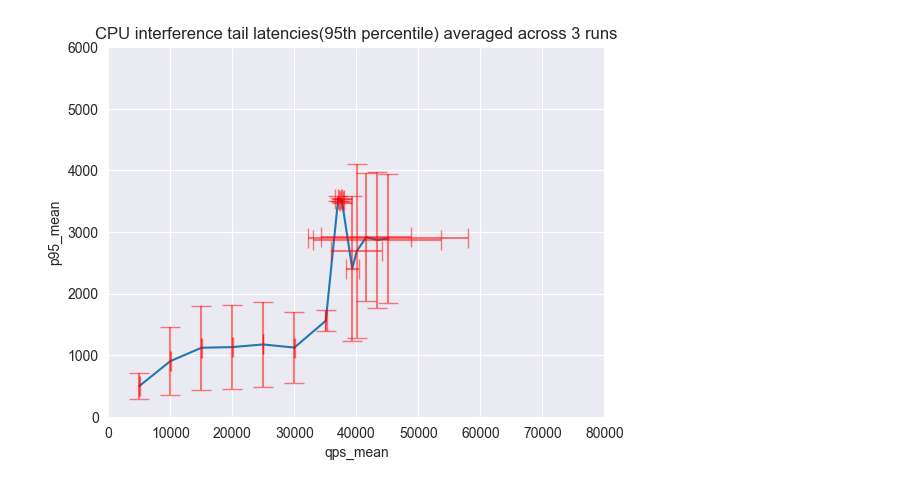
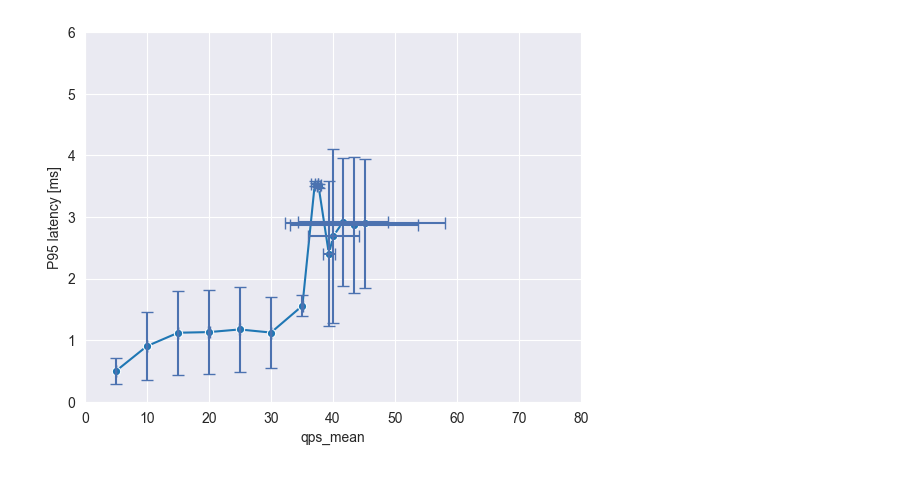
Before and after one commit to josflesan/cca-project, a Jupyter notebook: research/interference_plots.ipynb, the cells around one changed output. Drawn from its saved outputs; the diff is of its cells as text; code cells hidden in the pictures.

```diff
--- a/research/interference_plots.ipynb
+++ b/research/interference_plots.ipynb
@@ -3,22 +3,33 @@ import pandas as pd
 import seaborn as sns
 import matplotlib.pyplot as plt
 # %%
-df1 = pd.read_csv(f"./data/cpu_run1_int.csv")
-df1["run"] = 1
-df2 = pd.read_csv(f"./data/cpu_run2_int.csv")
-df2["run"] = 2
-df3 = pd.read_csv(f"./data/cpu_run3_int.csv")
-df2["run"] = 3
-df = pd.concat([df1, df2, df3])
-data = df[['QPS', 'target', 'p95']].groupby("target")[['QPS', 'p95']].agg(qps_mean=("QPS", "mean"), p95_mean=('p95', "mean"), p95_err=('p95', "std"), qps_err=('QPS', "std")).reset_index()
-data['p95_mean'] = data['p95_mean']
+def process_benchmark(benchmark: str):
+    df1 = pd.read_csv(f"./data/{benchmark}_run1_int.csv")
+    df1["run"] = 1
+    df2 = pd.read_csv(f"./data/{benchmark}_run2_int.csv")
+    df2["run"] = 2
+    df3 = pd.read_csv(f"./data/{benchmark}_run3_int.csv")
+    df2["run"] = 3
+    df = pd.concat([df1, df2, df3])
+    data = df[['QPS', 'target', 'p95']].groupby("target")[['QPS', 'p95']].agg(qps_mean=("QPS", "mean"), p95_mean=('p95', "mean"), p95_err=('p95', "std"), qps_err=('QPS', "std")).reset_index()
+    return data
+
+def plot_benchmark(df):
+    data = df.copy()
+    data['p95_mean'] = data['p95_mean'] / 1000
+    data['p95_err'] = data['p95_err'] / 1000
+    data['qps_mean'] = data['qps_mean'] / 1000
+    data['qps_err'] = data['qps_err'] / 1000
+    sns.set_style("darkgrid")
+
+    sns.lineplot(data, x='qps_mean', y='p95_mean', marker='o')
+    plt.ylim(0, 6)
+    plt.ylabel("P95 latency [ms]")
+    plt.xlim(0, 80)
+    plt.errorbar(x=data['qps_mean'], y=data['p95_mean'], yerr=data['p95_err'],xerr=data['qps_err'], fmt='none', color=(0.298, 0.447, 0.690), capsize=4)
+    plt.show()
+
+df = process_benchmark("cpu")
+plot_benchmark(df)
+# %% [output]
+[figure, added]
-# %%
-sns.set_style("darkgrid")
-sns.lineplot(data, x='qps_mean', y='p95_mean')
-plt.ylim(0, 6000)
-plt.xlim(0, 80000)
-plt.title("CPU interference tail latencies(95th percentile) averaged across 3 runs")
-plt.errorbar(x=data['qps_mean'], y=data['p95_mean'], yerr=data['p95_err'],xerr=data['qps_err'], fmt='none', color='red', capsize=7, alpha=0.5)
-plt.show()
-# %% [output]
-[figure, removed]
```
Also changed, not shown: parts of 4 cells of this notebook, 22 other files.
